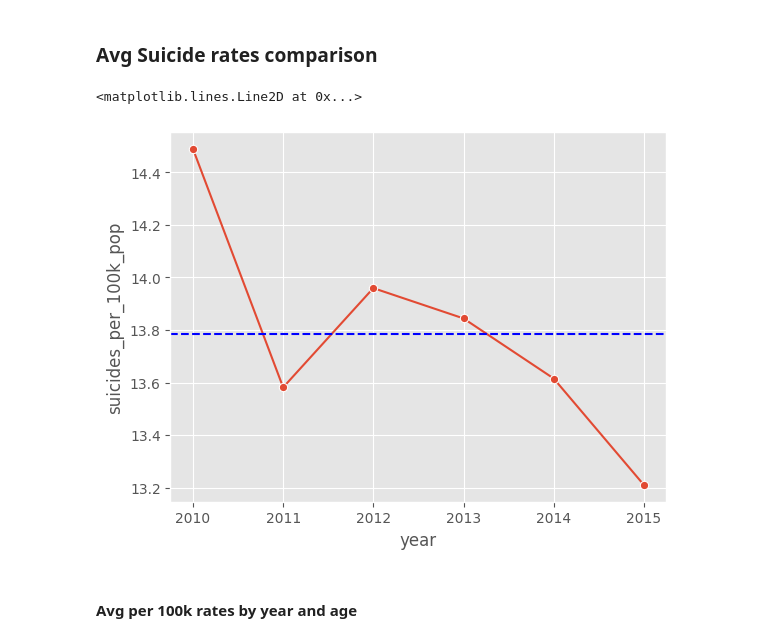
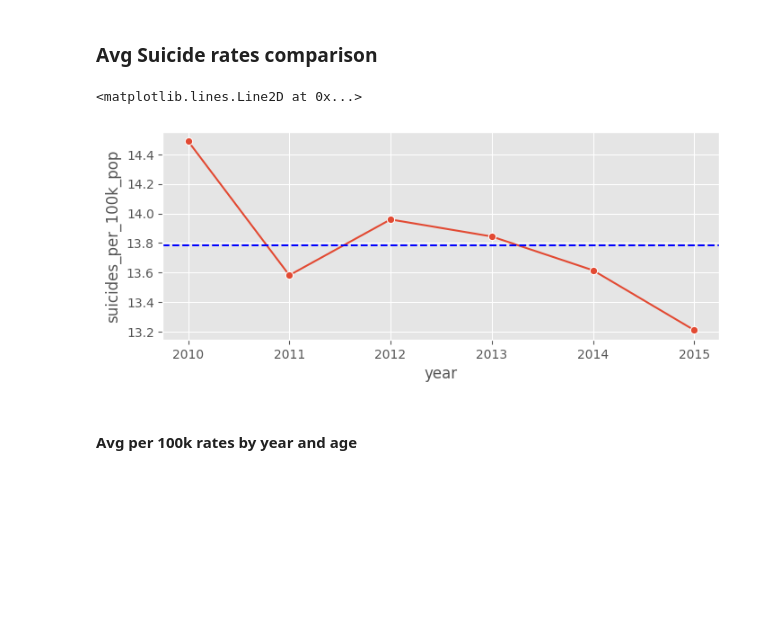
Before and after one commit to MarcelRosier/bdp_project, a Jupyter notebook: mental_health/eda_ds.ipynb, the cells around one changed output. Saved outputs shown, nothing was run; the diff lists cells and outputs as text; code cells hidden in the pictures; blank space fills up the shorter version.

```diff
--- a/mental_health/eda_ds.ipynb
+++ b/mental_health/eda_ds.ipynb
@@ -135,12 +135,19 @@ Text(0.5, 1.0, 'Avg suicides_per_100k_pop between 2010 and 2015')
 # %%
 avg_per_year = df.groupby('year')['suicides_per_100k_pop'].mean().reset_index()
 avg_per_year
 
-t = sns.lineplot(data=avg_per_year, x='year', y='suicides_per_100k_pop', markers=True, marker="o")
+fig,ax = plt.subplots(figsize=(8,3))
+t = sns.lineplot(
+    data=avg_per_year,
+    x='year',
+    y='suicides_per_100k_pop',
+    markers=True,
+    marker="o",
+    ax=ax)
 t.axhline(avg_per_year.suicides_per_100k_pop.mean(), linestyle='--', color='blue')
 # %% [output]
 <matplotlib.lines.Line2D at 0x...>
-[figure, old version]
+[figure, new version]
 # %% [markdown]
 #### Avg per 100k rates by year and age
 # %%
```
Also changed, not shown: parts of 6 cells of this notebook.
